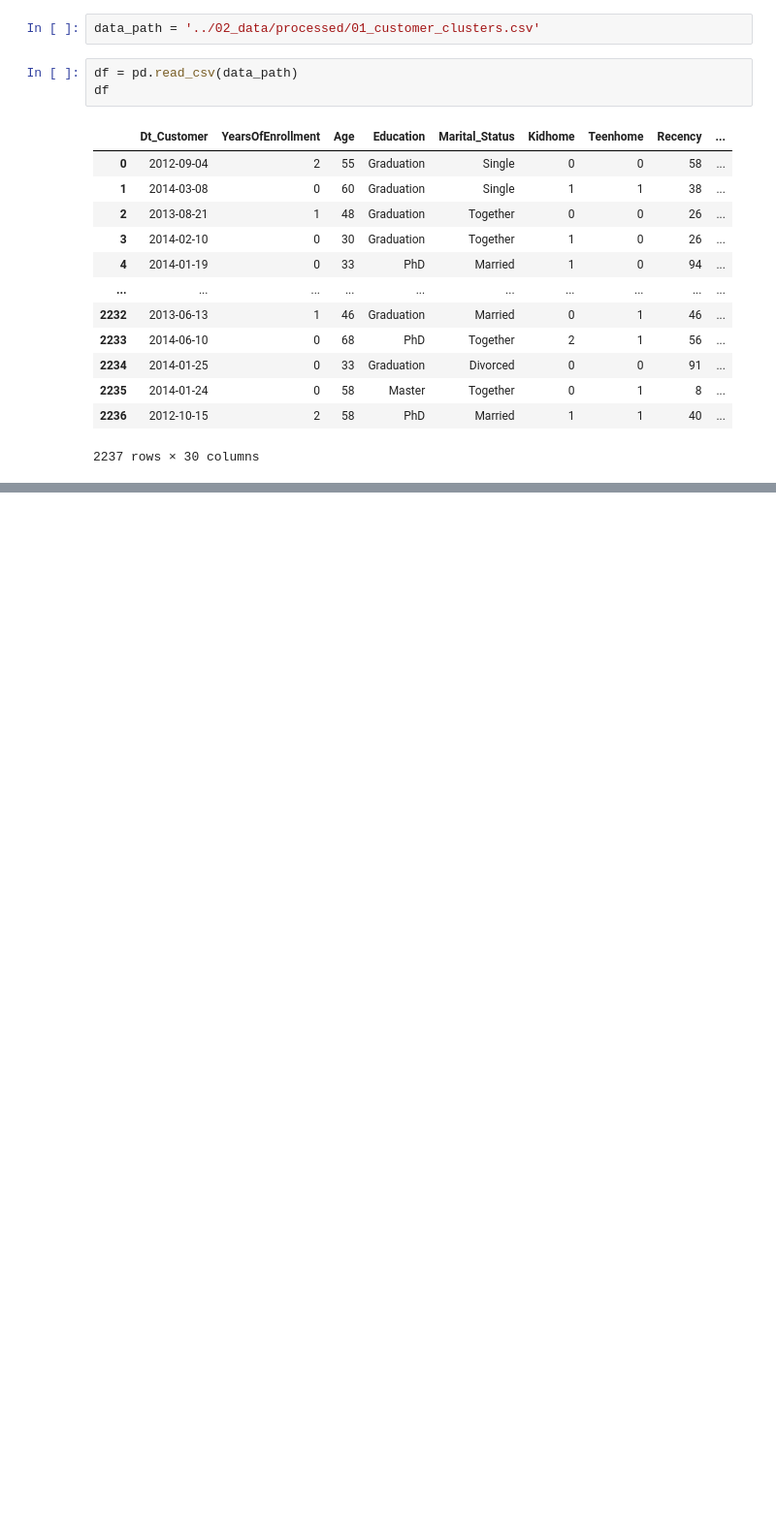
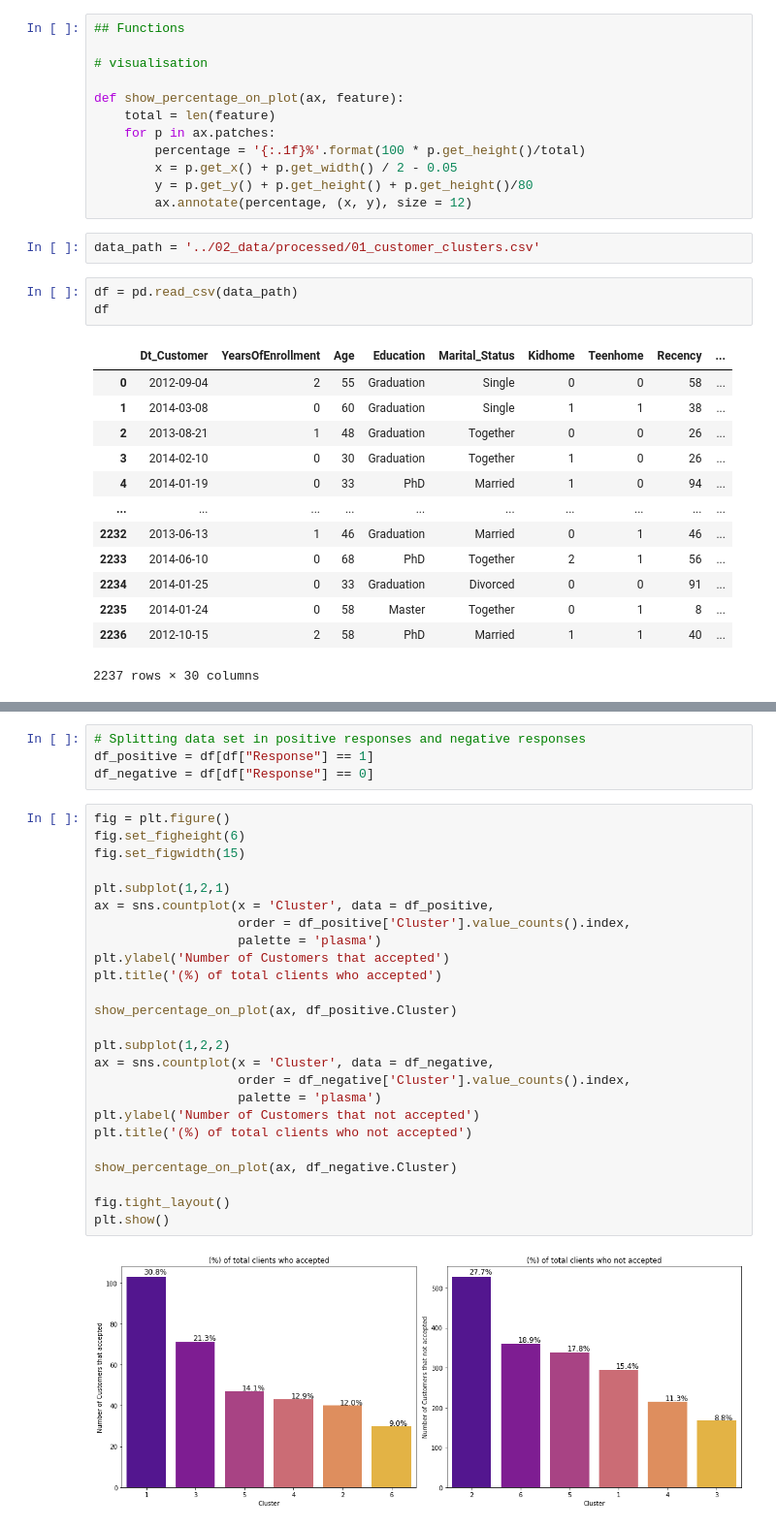
Before and after one commit to mhnasser/marketing_campaign_analysis, a Jupyter notebook: 03_notebooks/02_after_modeling_analysis.ipynb, the cells around one changed output, grey strips where cells are left out. Shown at 97% size. Drawn from its saved outputs; the diff is of its cells as text; blank space fills up the shorter version.

```diff
--- a/03_notebooks/02_after_modeling_analysis.ipynb
+++ b/03_notebooks/02_after_modeling_analysis.ipynb
@@ -5,3 +7,15 @@ import matplotlib.pyplot as plt
+# %%
+## Functions
+
+# visualisation
+
+def show_percentage_on_plot(ax, feature):
+    total = len(feature)
+    for p in ax.patches:
+        percentage = '{:.1f}%'.format(100 * p.get_height()/total)
+        x = p.get_x() + p.get_width() / 2 - 0.05
+        y = p.get_y() + p.get_height() + p.get_height()/80
+        ax.annotate(percentage, (x, y), size = 12)
 # %%
 data_path = '../02_data/processed/01_customer_clusters.csv'
 # %%
@@ -23,0 +111,31 @@ df
+# %%
+# Splitting data set in positive responses and negative responses
+df_positive = df[df["Response"] == 1]
+df_negative = df[df["Response"] == 0]
+# %%
+fig = plt.figure()
+fig.set_figheight(6)
+fig.set_figwidth(15)
+
+plt.subplot(1,2,1)
+ax = sns.countplot(x = 'Cluster', data = df_positive,
+                   order = df_positive['Cluster'].value_counts().index,
+                   palette = 'plasma')
+plt.ylabel('Number of Customers that accepted')
+plt.title('(%) of total clients who accepted')
+
+show_percentage_on_plot(ax, df_positive.Cluster)
+
+plt.subplot(1,2,2)
+ax = sns.countplot(x = 'Cluster', data = df_negative,
+                   order = df_negative['Cluster'].value_counts().index,
+                   palette = 'plasma')
+plt.ylabel('Number of Customers that not accepted')
+plt.title('(%) of total clients who not accepted')
+
+show_percentage_on_plot(ax, df_negative.Cluster)
+
+fig.tight_layout()
+plt.show()
+# %% [output]
+[figure, added]
```
Also changed, not shown: parts of 9 cells of this notebook, 3 other files.
